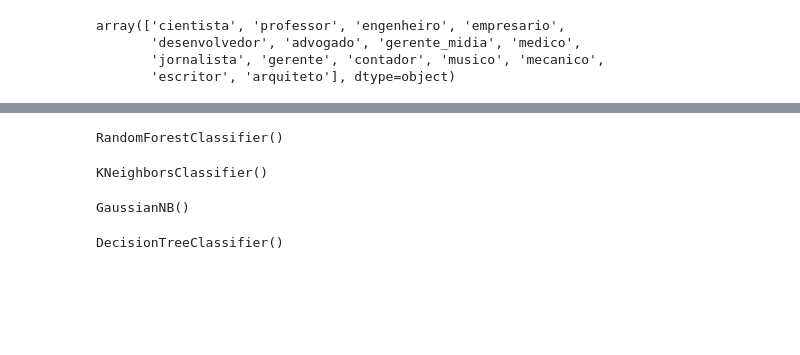
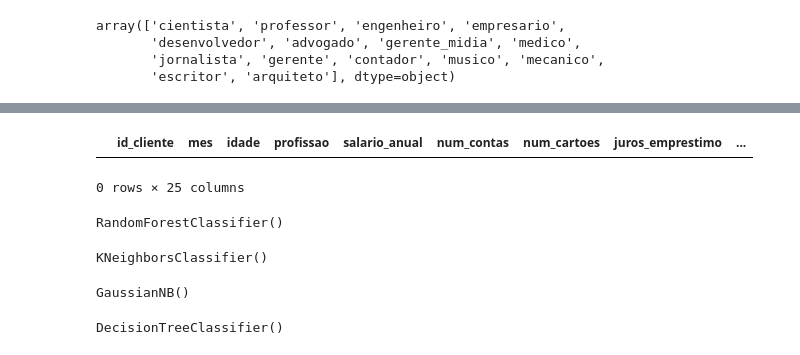
Before and after one commit to EdioHub/Score_Credito, a Jupyter notebook: Score_crédito.ipynb, the cells around one changed output, grey strips where cells are left out. Cells and saved outputs as stored; diff of their text form; code cells hidden in the pictures; blank space fills up the shorter version.

```diff
--- a/Score_crédito.ipynb
+++ b/Score_crédito.ipynb
@@ -96,3 +122,10 @@ memory usage: 19.1+ MB
+# %%
+data.dropna(inplace=True)
+linhas_com_ausentes = data[data.isna().any(axis=1)]
+linhas_com_ausentes
+# %% [output]
+|  | id_cliente | mes | idade | profissao | salario_anual | num_contas | num_cartoes | juros_emprestimo | ... |
+0 rows × 25 columns
 # %%
 y = data['score_credito']
 x = data.drop(['score_credito','id_cliente'], axis = 1)
```
Also changed, not shown: parts of 11 cells of this notebook.
